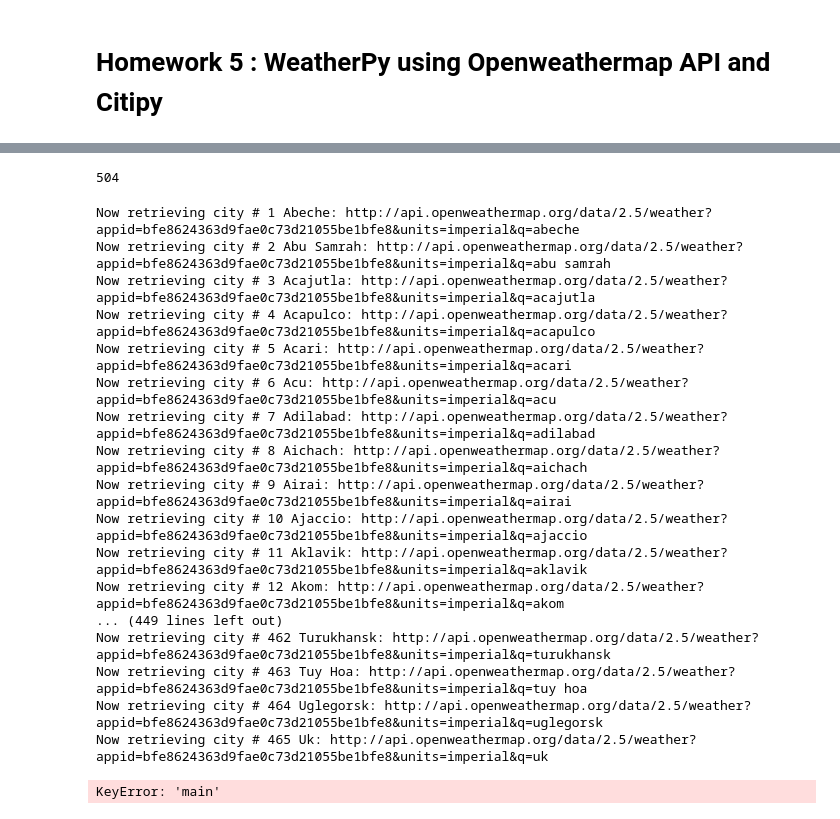
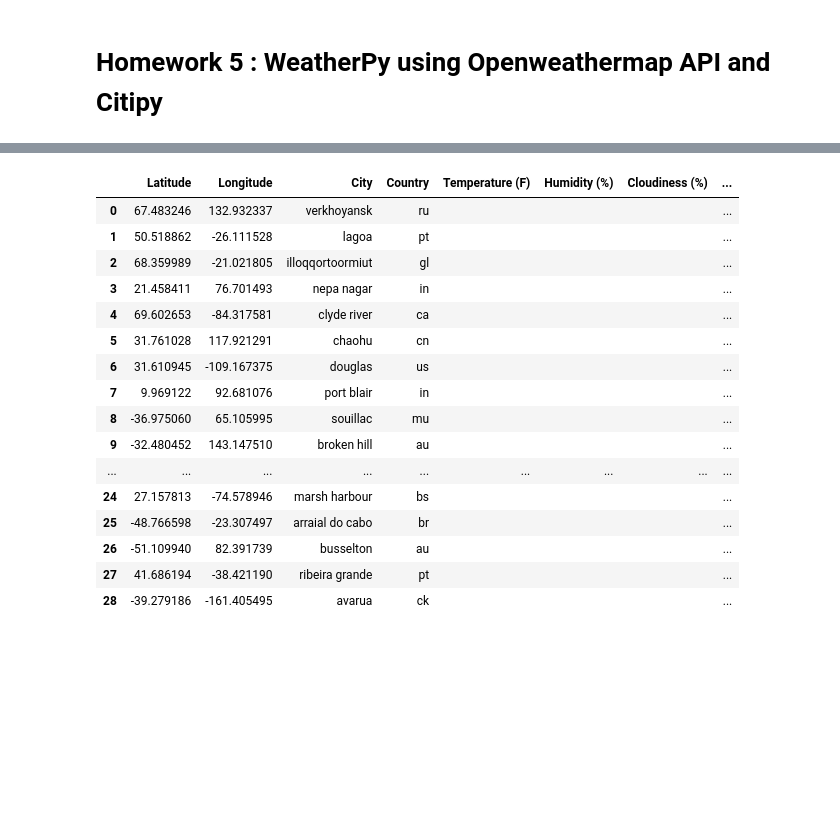
Before and after one commit to tta415/weatherpy, a Jupyter notebook: WeatherPy.ipynb, the cells around one changed output, grey strips where cells are left out. Drawn from its saved outputs; the diff is of its cells as text; code cells hidden in the pictures; blank space fills up the shorter version.

```diff
--- a/WeatherPy.ipynb
+++ b/WeatherPy.ipynb
@@ -105,25 +93,35 @@ df[mask].head()
 # %%
 # There are alot of duplicates since Citipy tries to match to random coords to nearest city
-# Drop duplicates and check that results count is same as unique
+# Drop duplicates and check that results count is same as unique and reset index numbers
 df.drop_duplicates(subset = ["City"], keep = 'first', inplace=True) # 'first keeps first occurence
-len(df)
+df.reset_index(drop=True, inplace=True)
+df
 # %% [output]
-504
+|  | Latitude | Longitude | City | Country | Temperature (F) | Humidity (%) | Cloudiness (%) | ... |
+| 0 | 67.483246 | 132.932337 | verkhoyansk | ru |  |  |  | ... |
+| 1 | 50.518862 | -26.111528 | lagoa | pt |  |  |  | ... |
+| 2 | 68.359989 | -21.021805 | illoqqortoormiut | gl |  |  |  | ... |
+| 3 | 21.458411 | 76.701493 | nepa nagar | in |  |  |  | ... |
+| 4 | 69.602653 | -84.317581 | clyde river | ca |  |  |  | ... |
+| 5 | 31.761028 | 117.921291 | chaohu | cn |  |  |  | ... |
+| 6 | 31.610945 | -109.167375 | douglas | us |  |  |  | ... |
+| 7 | 9.969122 | 92.681076 | port blair | in |  |  |  | ... |
+| 8 | -36.975060 | 65.105995 | souillac | mu |  |  |  | ... |
+| 9 | -32.480452 | 143.147510 | broken hill | au |  |  |  | ... |
+| ... | ... | ... | ... | ... | ... | ... | ... | ... |
+| 24 | 27.157813 | -74.578946 | marsh harbour | bs |  |  |  | ... |
+| 25 | -48.766598 | -23.307497 | arraial do cabo | br |  |  |  | ... |
+| 26 | -51.109940 | 82.391739 | busselton | au |  |  |  | ... |
+| 27 | 41.686194 | -38.421190 | ribeira grande | pt |  |  |  | ... |
+| 28 | -39.279186 | -161.405495 | avarua | ck |  |  |  | ... |
 # %%
-# Loop through all cities using OpenWeatherMap to return weather info
-# Need to overwrite random-generated coords with actual coords since plotting random-generated lat not same as city lat
-row_count = 1
-for index, row in df.iterrows():
-
-    city = row["City"]
-    target_url = (query_url + city)
-
-    # Print log to ensure loop is working correctly
-    print("Now retrieving city # " + str(row_count) + " " + city.title() + ": " + target_url)
-    row_count += 1
+# Create function to retrieve, set, and print data for each city
+def retrieve_set_data():
+    print("Now retrieving Set: %s, Record: %s, City: %s: %s" %
+          (str(set_count), str(index), city.title(), target_url))
 
     weather_data = [req.get(target_url).json()]
-    return_temp = weather_data[0]["main"]["temp"]
+    return_temp = weather_data[0]["main"]["temp_max"]
     return_humid = weather_data[0]["main"]["humidity"]
     return_cloud = weather_data[0]["clouds"]["all"]
     return_wind = weather_data[0]["wind"]["speed"]
@@ -134,24 +132,5 @@ for index, row in df.iterrows():
     df.set_value(index, "Humidity (%)", return_humid)
     df.set_value(index, "Cloudiness (%)", return_cloud)
     df.set_value(index, "Wind Speed (mph)", return_wind)
-    df.set_value(index, "Lat", return_lat)
-    df.set_value(index, "Lon", return_lon)
+    df.set_value(index, "Latitude", return_lat)
+    df.set_value(index, "Longitude", return_lon)
-# %% [output]
-Now retrieving city # 1 Abeche: http://api.openweathermap.org/data/2.5/weather?appid=bfe8624363d9fae0c73d21055be1bfe8&units=imperial&q=abeche
-Now retrieving city # 2 Abu Samrah: http://api.openweathermap.org/data/2.5/weather?appid=bfe8624363d9fae0c73d21055be1bfe8&units=imperial&q=abu samrah
-Now retrieving city # 3 Acajutla: http://api.openweathermap.org/data/2.5/weather?appid=bfe8624363d9fae0c73d21055be1bfe8&units=imperial&q=acajutla
-Now retrieving city # 4 Acapulco: http://api.openweathermap.org/data/2.5/weather?appid=bfe8624363d9fae0c73d21055be1bfe8&units=imperial&q=acapulco
-Now retrieving city # 5 Acari: http://api.openweathermap.org/data/2.5/weather?appid=bfe8624363d9fae0c73d21055be1bfe8&units=imperial&q=acari
-Now retrieving city # 6 Acu: http://api.openweathermap.org/data/2.5/weather?appid=bfe8624363d9fae0c73d21055be1bfe8&units=imperial&q=acu
-Now retrieving city # 7 Adilabad: http://api.openweathermap.org/data/2.5/weather?appid=bfe8624363d9fae0c73d21055be1bfe8&units=imperial&q=adilabad
-Now retrieving city # 8 Aichach: http://api.openweathermap.org/data/2.5/weather?appid=bfe8624363d9fae0c73d21055be1bfe8&units=imperial&q=aichach
-Now retrieving city # 9 Airai: http://api.openweathermap.org/data/2.5/weather?appid=bfe8624363d9fae0c73d21055be1bfe8&units=imperial&q=airai
-Now retrieving city # 10 Ajaccio: http://api.openweathermap.org/data/2.5/weather?appid=bfe8624363d9fae0c73d21055be1bfe8&units=imperial&q=ajaccio
-Now retrieving city # 11 Aklavik: http://api.openweathermap.org/data/2.5/weather?appid=bfe8624363d9fae0c73d21055be1bfe8&units=imperial&q=aklavik
-Now retrieving city # 12 Akom: http://api.openweathermap.org/data/2.5/weather?appid=bfe8624363d9fae0c73d21055be1bfe8&units=imperial&q=akom
-... (449 lines left out)
-Now retrieving city # 462 Turukhansk: http://api.openweathermap.org/data/2.5/weather?appid=bfe8624363d9fae0c73d21055be1bfe8&units=imperial&q=turukhansk
-Now retrieving city # 463 Tuy Hoa: http://api.openweathermap.org/data/2.5/weather?appid=bfe8624363d9fae0c73d21055be1bfe8&units=imperial&q=tuy hoa
-Now retrieving city # 464 Uglegorsk: http://api.openweathermap.org/data/2.5/weather?appid=bfe8624363d9fae0c73d21055be1bfe8&units=imperial&q=uglegorsk
-Now retrieving city # 465 Uk: http://api.openweathermap.org/data/2.5/weather?appid=bfe8624363d9fae0c73d21055be1bfe8&units=imperial&q=uk
-KeyError: 'main'
```
Also changed, not shown: parts of 12 cells of this notebook.
